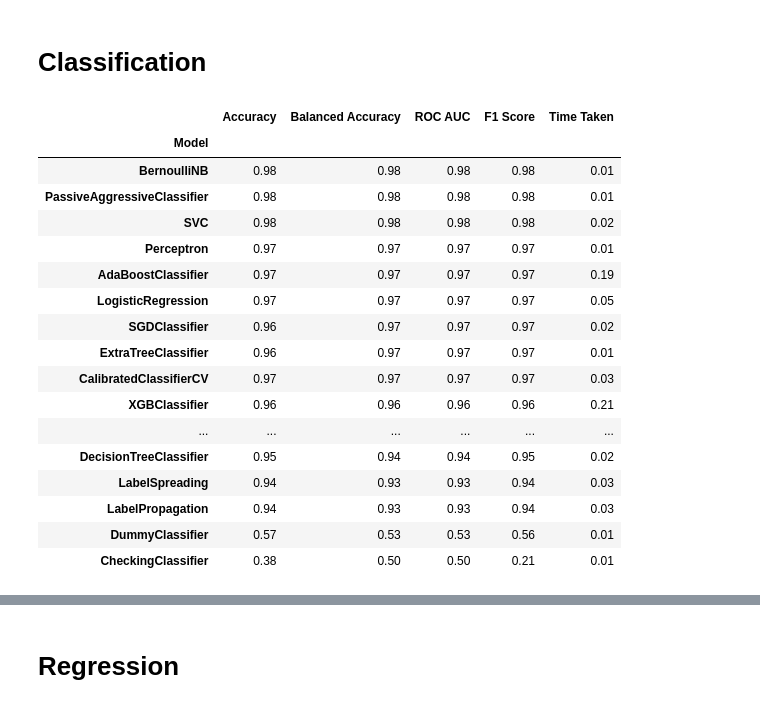
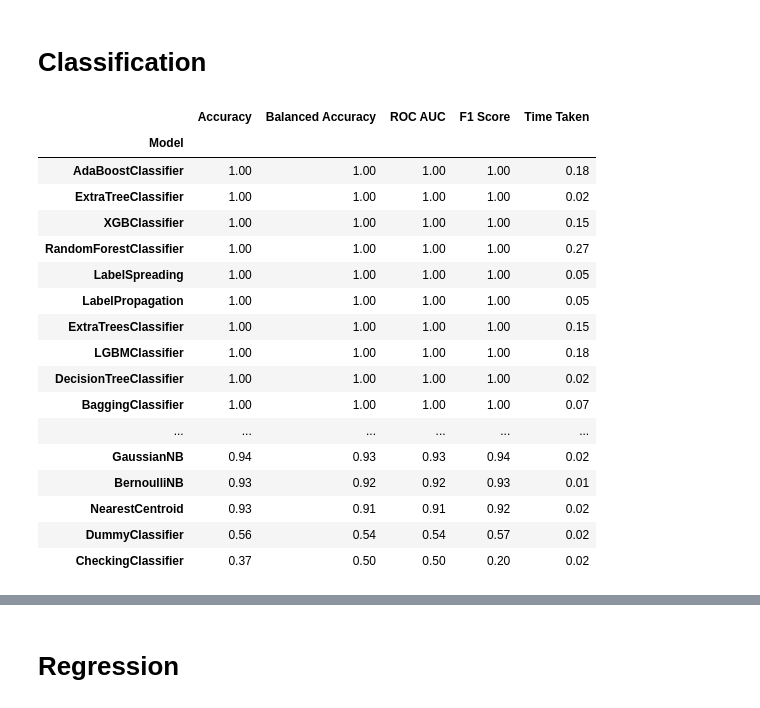
Before and after one commit to dataprofessor/python, a Jupyter notebook: lazypredict.ipynb, the cells around one changed output, grey strips where cells are left out. Saved outputs shown, nothing was run; the diff lists cells and outputs as text; code cells hidden in the pictures.

```diff
--- a/lazypredict.ipynb
+++ b/lazypredict.ipynb
@@ -40,40 +25,41 @@ Finished processing dependencies for lazypredict==0.2.7
 # %%
 # Import libraries
 import lazypredict
 from lazypredict.Supervised import LazyClassifier
 from sklearn.datasets import load_breast_cancer
 from sklearn.model_selection import train_test_split
 
 # Load dataset
 data = load_breast_cancer()
 X = data.data
 y= data.target
 
 # Data split
-X_train, X_test, y_train, y_test = train_test_split(X, y,test_size=0.2,random_state =42)
+X_train, X_test, y_train, y_test = train_test_split(X, y,test_size=.2,random_state =42)
 
 # Defines and builds the lazyclassifier
 clf = LazyClassifier(verbose=0,ignore_warnings=True, custom_metric=None)
-train,test = clf.fit(X_train, X_test, y_train, y_test)
+models_train,predictions_train = clf.fit(X_train, X_train, y_train, y_train)
+models_test,predictions_test = clf.fit(X_train, X_test, y_train, y_test)
 
 # Prints the model performance
-train
+models_train
 # %% [output]
 |  | Accuracy | Balanced Accuracy | ROC AUC | F1 Score | Time Taken |
 | Model |  |  |  |  |  |
-| BernoulliNB | 0.98 | 0.98 | 0.98 | 0.98 | 0.01 |
-| PassiveAggressiveClassifier | 0.98 | 0.98 | 0.98 | 0.98 | 0.01 |
-| SVC | 0.98 | 0.98 | 0.98 | 0.98 | 0.02 |
-| Perceptron | 0.97 | 0.97 | 0.97 | 0.97 | 0.01 |
-| AdaBoostClassifier | 0.97 | 0.97 | 0.97 | 0.97 | 0.19 |
-| LogisticRegression | 0.97 | 0.97 | 0.97 | 0.97 | 0.05 |
-| SGDClassifier | 0.96 | 0.97 | 0.97 | 0.97 | 0.02 |
-| ExtraTreeClassifier | 0.96 | 0.97 | 0.97 | 0.97 | 0.01 |
-| CalibratedClassifierCV | 0.97 | 0.97 | 0.97 | 0.97 | 0.03 |
-| XGBClassifier | 0.96 | 0.96 | 0.96 | 0.96 | 0.21 |
+| AdaBoostClassifier | 1.00 | 1.00 | 1.00 | 1.00 | 0.18 |
+| ExtraTreeClassifier | 1.00 | 1.00 | 1.00 | 1.00 | 0.02 |
+| XGBClassifier | 1.00 | 1.00 | 1.00 | 1.00 | 0.15 |
+| RandomForestClassifier | 1.00 | 1.00 | 1.00 | 1.00 | 0.27 |
+| LabelSpreading | 1.00 | 1.00 | 1.00 | 1.00 | 0.05 |
+| LabelPropagation | 1.00 | 1.00 | 1.00 | 1.00 | 0.05 |
+| ExtraTreesClassifier | 1.00 | 1.00 | 1.00 | 1.00 | 0.15 |
+| LGBMClassifier | 1.00 | 1.00 | 1.00 | 1.00 | 0.18 |
+| DecisionTreeClassifier | 1.00 | 1.00 | 1.00 | 1.00 | 0.02 |
+| BaggingClassifier | 1.00 | 1.00 | 1.00 | 1.00 | 0.07 |
 | ... | ... | ... | ... | ... | ... |
-| DecisionTreeClassifier | 0.95 | 0.94 | 0.94 | 0.95 | 0.02 |
-| LabelSpreading | 0.94 | 0.93 | 0.93 | 0.94 | 0.03 |
-| LabelPropagation | 0.94 | 0.93 | 0.93 | 0.94 | 0.03 |
-| DummyClassifier | 0.57 | 0.53 | 0.53 | 0.56 | 0.01 |
-| CheckingClassifier | 0.38 | 0.50 | 0.50 | 0.21 | 0.01 |
+| GaussianNB | 0.94 | 0.93 | 0.93 | 0.94 | 0.02 |
+| BernoulliNB | 0.93 | 0.92 | 0.92 | 0.93 | 0.01 |
+| NearestCentroid | 0.93 | 0.91 | 0.91 | 0.92 | 0.02 |
+| DummyClassifier | 0.56 | 0.54 | 0.54 | 0.57 | 0.02 |
+| CheckingClassifier | 0.37 | 0.50 | 0.50 | 0.20 | 0.02 |
```
Also changed, not shown: parts of 12 cells of this notebook.
